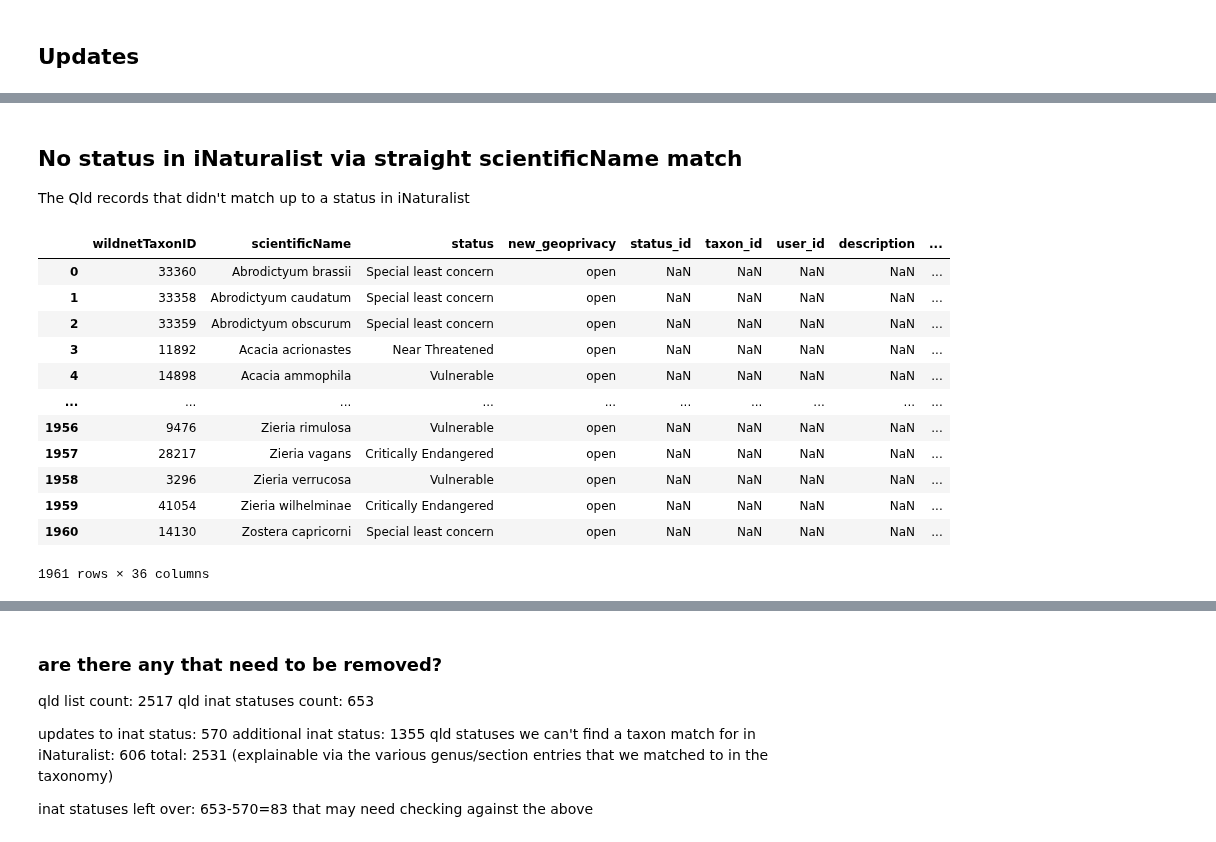
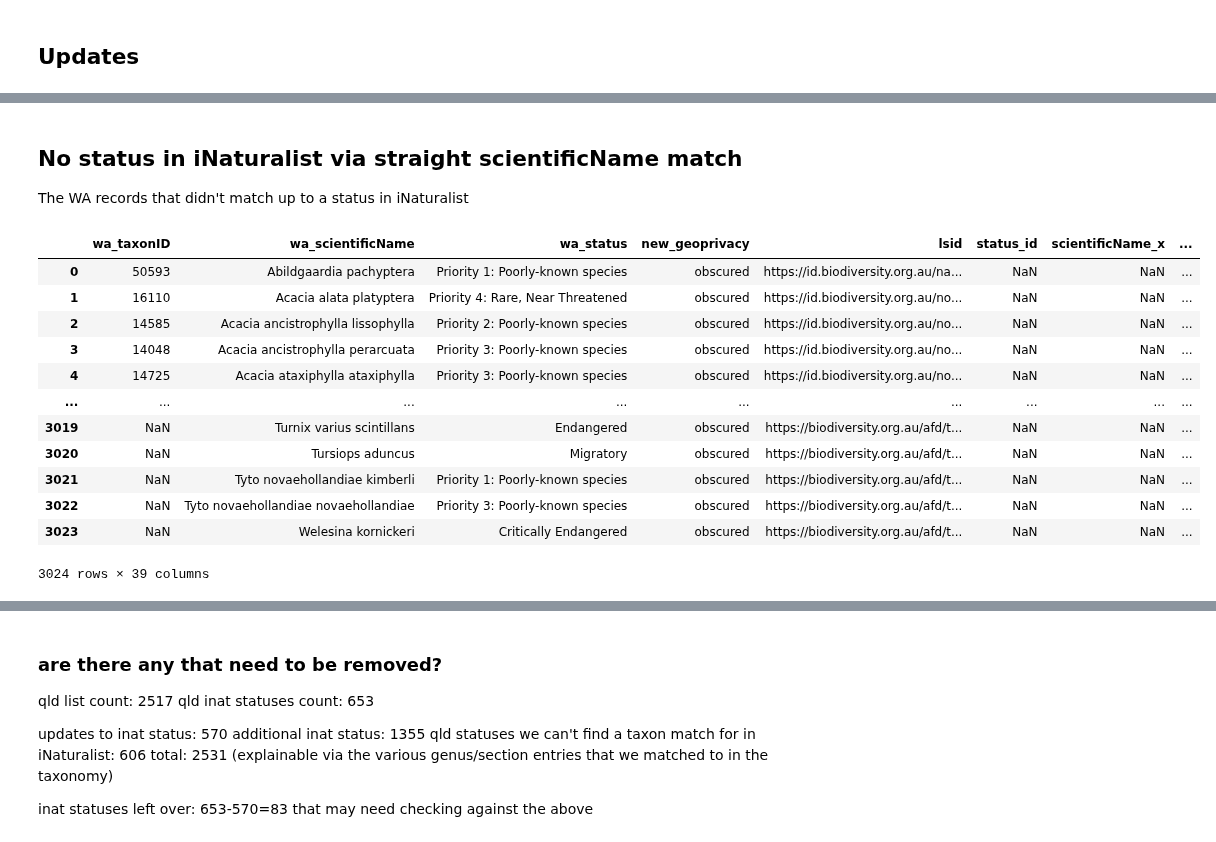
Before and after one commit to AtlasOfLivingAustralia/authoritative-lists, a Jupyter notebook: source-code/py-notebook/inaturalist-statuses/wa.ipynb, the cells around one changed output, grey strips where cells are left out. Drawn from its saved outputs; the diff is of its cells as text; code cells hidden in the pictures.

```diff
--- a/source-code/py-notebook/inaturalist-statuses/wa.ipynb
+++ b/source-code/py-notebook/inaturalist-statuses/wa.ipynb
@@ -168,0 +182,8 @@ statelist
+# %%
+alasensitivelist = alasensitivelist[~alasensitivelist['type'].isin(['INFORMAL','CULTIVAR','HYBRID']) ] # remove 543 INFORMAL, 3 CULTIVAR, 14 HYBRID
+alasensitivelist['wa_geoprivacy'] = 'obscured'
+alasensitivelist['wa_taxonID'] = alasensitivelist['taxonId']#.apply(lambda x: int(float(x)))
+alasensitivelist['wa_scientificName'] = alasensitivelist['canonicalName']
+alasensitivelist['wa_status'] = alasensitivelist['status']
+statelist = pd.DataFrame(alasensitivelist[['wa_taxonID','wa_scientificName','wa_status','wa_geoprivacy','lsid']])
+statelist
@@ -219,16 +223,23 @@ statelist[['status','new_wa_status']].drop_duplicates()
 # %%
+# these will be used to populate the iucn_equivalent field
 iucnStatusMappings = {
+    'conservation dependent': 'Vulnerable',
     'critically endangered': 'Critically Endangered',
+    'endangered':'Endangered',
+    'extinct':'Extinct',
+    'migratory':'Vulnerable',
+    'other specially protencted':'Vulnerable',
+    'priority 1: poorly-known species':'Data Deficient',
+    'priority 2: poorly-known species':'Data Deficient',
+    'priority 3: poorly-known species':'Data Deficient',
+    'priority 4: rare, near threatened':'Vulnerable',
     'vulnerable':'Vulnerable',
     'not evaluated':'Not Evaluated',
     'data deficient':'Data Deficient',
     'least concern':'Least Concern',
     'special least concern':'Least Concern',
     'near threatened':'Near Threatened',
-    'endangered':'Endangered',
     'extinct in the wild':'Extinct in the Wild',
-    'extinct':'Extinct',
-    'confidential':'Vulnerable'
 }
 # %% [markdown]
 ### 5. Determine best place ID to use
@@ -255,6 +262,6 @@ Name: place_id, dtype: int64
 3. Merge the other direction to see if there are deletes?
 # %%
 # join to see which lists already have a status in inaturalist based on scientificName
-mergedstatuses = statelist[['waTaxonID','scientificName','new_wa_status','wa_geoprivacy']].merge(inatstatuses[['status_id','scientificName','taxon_id','user_id','description','iucn','authority','status','geoprivacy','place_id','place_display_name']],how="left",left_on='scientificName',right_on='scientificName',suffixes=(None,'_inat')).sort_values(['scientificName'])
+mergedstatuses = statelist[['wa_taxonID','wa_scientificName','wa_status','wa_geoprivacy','lsid']].merge(inatstatuses[['status_id','scientificName','taxon_id','user_id','description','iucn','authority','status','geoprivacy','place_id','place_display_name']],how="left",left_on='wa_scientificName',right_on='scientificName',suffixes=(None,'_inat')).sort_values(['scientificName'])
 mergedstatuses
 # %% [output]
@@ -277,19 +284,19 @@ mergedstatuses
 # Taxon_Name,Status,Authority,IUCN_equivalent,Description,iNaturalist_Place_ID,url,Taxon_Geoprivacy,Username,taxon_id
 # updates
 # action,taxon_name,id,taxon_id,status,iucn_equivalent,authority,url,geoprivacy,place_id,username
-mergedstatuses['new_authority'] = "WA Deparment of Biodiversity, Conservation and Attractions"
-mergedstatuses['new_description'] = "Listed as Confidential - refer to https://www.data.qld.gov.au/dataset/queensland-confidential-species"
-#mergedstatuses['new_url'] = "https://apps.des.qld.gov.au/species-search/details/?id=" + mergedstatuses['wildnetTaxonID'].astype(str)
+#mergedstatuses['new_description'] = "Listed as sensitive - refer to https://www.dpaw.wa.gov.au/plants-and-animals/threatened-species-and-communities"
+# url is either a florabase url or bie page
 florabaseurl = "https://florabase.dpaw.wa.gov.au/browse/profile/"
-biesearchurl = "https://bie.ala.org.au/species/https://id.biodiversity.org.au/node/apni/2894366"
-mergedstatuses['new_url'] = mergedstatuses.apply(lambda x: biesearchurl + x['lsid'] if pd.isna(x['waTaxonID']) else florabaseurl + x['waTaxonID'],axis=1)
+biesearchurl = "https://bie.ala.org.au/species/" # eg + "https://id.biodiversity.org.au/node/apni/2894366"
+mergedstatuses['new_url'] = mergedstatuses.apply(lambda x: biesearchurl + x['lsid'] if pd.isna(x['wa_taxonID']) else florabaseurl + x['wa_taxonID'],axis=1)
 floradescrurl = "Listed as Confidential - refer to https://www.dpaw.wa.gov.au/plants-and-animals/threatened-species-and-communities/threatened-plants"
 faunadescrurl = "Listed as Confidential - refer to https://www.dpaw.wa.gov.au/plants-and-animals/threatened-species-and-communities/threatened-animals"
-mergedstatuses['new_description'] = mergedstatuses.apply(lambda x: faunadescrurl if pd.isna(x['waTaxonID']) else floradescrurl,axis=1)
-mergedstatuses.rename(columns={'wildnet_geoprivacy':'new_geoprivacy'},inplace=True)
-mergedstatuses['new_place_id'] = '7308'  # Queensland, AU
+mergedstatuses['new_description'] = mergedstatuses.apply(lambda x: faunadescrurl if pd.isna(x['wa_taxonID']) else floradescrurl,axis=1)
+mergedstatuses['new_authority'] = "WA Deparment of Biodiversity, Conservation and Attractions"
+mergedstatuses.rename(columns={'wa_geoprivacy':'new_geoprivacy'},inplace=True)
+mergedstatuses['new_place_id'] = '6827'  # Queensland, AU
 mergedstatuses['new_username'] = 'peggydnew'
 mergedstatuses['new_iucn_equivalent'] = mergedstatuses['status'].str.lower().str.strip().map(iucnStatusMappings).fillna('Vulnerable') # map to dictionary
-mergedstatuses['new_status'] = mergedstatuses['status'].fillna('Confidential')
+mergedstatuses['new_status'] = mergedstatuses['wa_status'].fillna('Sensitive')
 mergedstatuses
 # %% [output]
@@ -367,26 +361,26 @@ updates
 # %% [markdown]
 ## No status in iNaturalist via straight scientificName match
-The Qld records that didn't match up to a status in iNaturalist
+The WA records that didn't match up to a status in iNaturalist
 # %%
 # to add: those that have no inaturalist status - 532!!
 noinatstatus = mergedstatuses[mergedstatuses['status_id'].isnull()]
 # try to match the taxon name to something in inaturalist
-noinatstatus = noinatstatus.merge(inattaxa, how="left", left_on="scientificName",right_on="scientificName")
+noinatstatus = noinatstatus.merge(inattaxa, how="left", left_on="wa_scientificName",right_on="scientificName")
 noinatstatus
 # %% [output]
-|  | wildnetTaxonID | scientificName | status | new_geoprivacy | status_id | taxon_id | user_id | description | ... |
-| 0 | 33360 | Abrodictyum brassii | Special least concern | open | NaN | NaN | NaN | NaN | ... |
-| 1 | 33358 | Abrodictyum caudatum | Special least concern | open | NaN | NaN | NaN | NaN | ... |
-| 2 | 33359 | Abrodictyum obscurum | Special least concern | open | NaN | NaN | NaN | NaN | ... |
-| 3 | 11892 | Acacia acrionastes | Near Threatened | open | NaN | NaN | NaN | NaN | ... |
-| 4 | 14898 | Acacia ammophila | Vulnerable | open | NaN | NaN | NaN | NaN | ... |
-| ... | ... | ... | ... | ... | ... | ... | ... | ... | ... |
-| 1956 | 9476 | Zieria rimulosa | Vulnerable | open | NaN | NaN | NaN | NaN | ... |
-| 1957 | 28217 | Zieria vagans | Critically Endangered | open | NaN | NaN | NaN | NaN | ... |
-| 1958 | 3296 | Zieria verrucosa | Vulnerable | open | NaN | NaN | NaN | NaN | ... |
-| 1959 | 41054 | Zieria wilhelminae | Critically Endangered | open | NaN | NaN | NaN | NaN | ... |
-| 1960 | 14130 | Zostera capricorni | Special least concern | open | NaN | NaN | NaN | NaN | ... |
+|  | wa_taxonID | wa_scientificName | wa_status | new_geoprivacy | lsid | status_id | scientificName_x | ... |
+| 0 | 50593 | Abildgaardia pachyptera | Priority 1: Poorly-known species | obscured | https://id.biodiversity.org.au/na... | NaN | NaN | ... |
+| 1 | 16110 | Acacia alata platyptera | Priority 4: Rare, Near Threatened | obscured | https://id.biodiversity.org.au/no... | NaN | NaN | ... |
+| 2 | 14585 | Acacia ancistrophylla lissophylla | Priority 2: Poorly-known species | obscured | https://id.biodiversity.org.au/no... | NaN | NaN | ... |
+| 3 | 14048 | Acacia ancistrophylla perarcuata | Priority 3: Poorly-known species | obscured | https://id.biodiversity.org.au/no... | NaN | NaN | ... |
+| 4 | 14725 | Acacia ataxiphylla ataxiphylla | Priority 3: Poorly-known species | obscured | https://id.biodiversity.org.au/no... | NaN | NaN | ... |
+| ... | ... | ... | ... | ... | ... | ... | ... | ... |
+| 3019 | NaN | Turnix varius scintillans | Endangered | obscured | https://biodiversity.org.au/afd/t... | NaN | NaN | ... |
+| 3020 | NaN | Tursiops aduncus | Migratory | obscured | https://biodiversity.org.au/afd/t... | NaN | NaN | ... |
+| 3021 | NaN | Tyto novaehollandiae kimberli | Priority 1: Poorly-known species | obscured | https://biodiversity.org.au/afd/t... | NaN | NaN | ... |
+| 3022 | NaN | Tyto novaehollandiae novaehollandiae | Priority 3: Poorly-known species | obscured | https://biodiversity.org.au/afd/t... | NaN | NaN | ... |
+| 3023 | NaN | Welesina kornickeri | Critically Endangered | obscured | https://biodiversity.org.au/afd/t... | NaN | NaN | ... |
-1961 rows × 36 columns
+3024 rows × 39 columns
 # %%
 noinatstatus[noinatstatus['id'].notna()] # there's no status but there is a matching inat taxon (id is the taxon id)
 # note: "Dendrobium" matches to both genus and section
```
Also changed, not shown: parts of 24 cells of this notebook, 1 other file.
